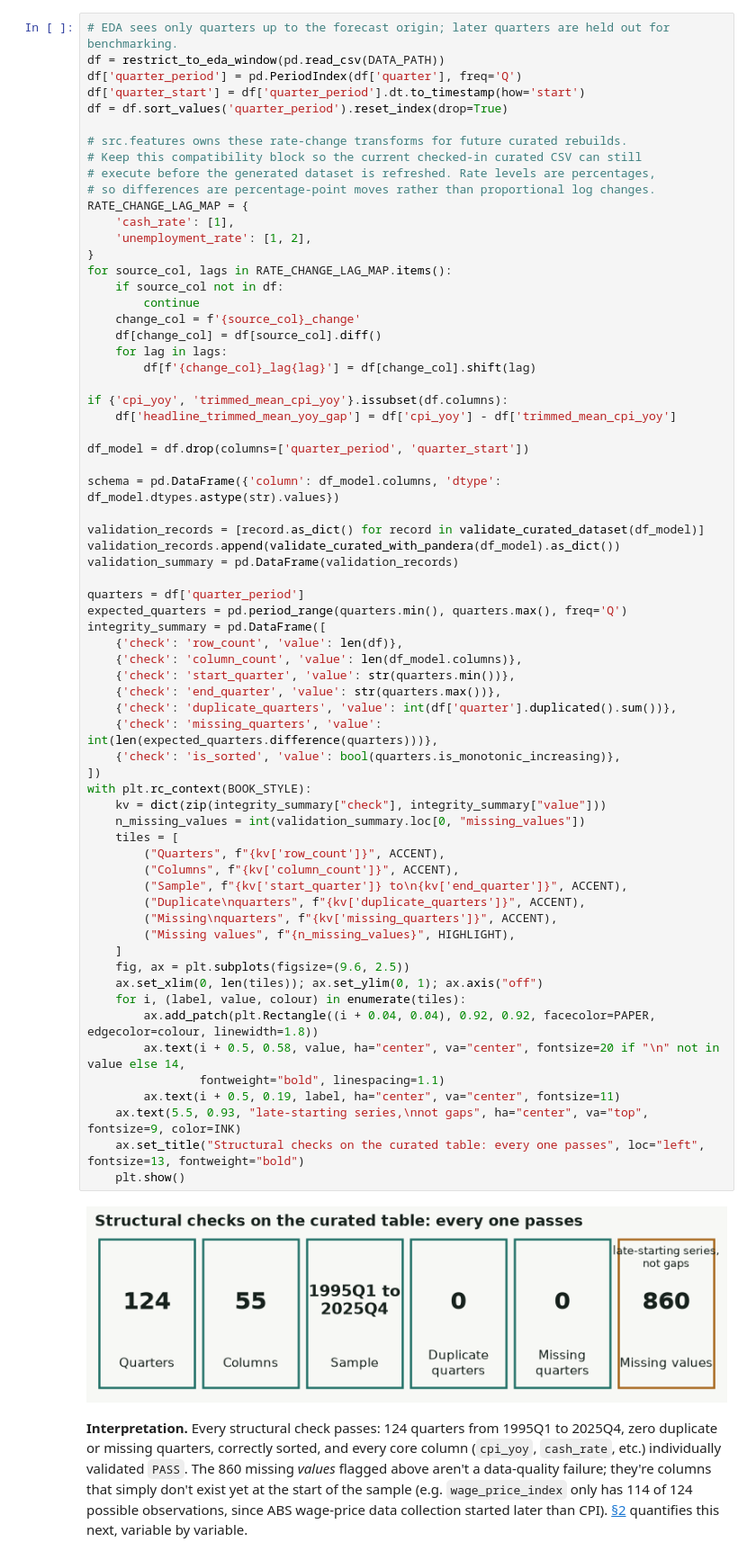
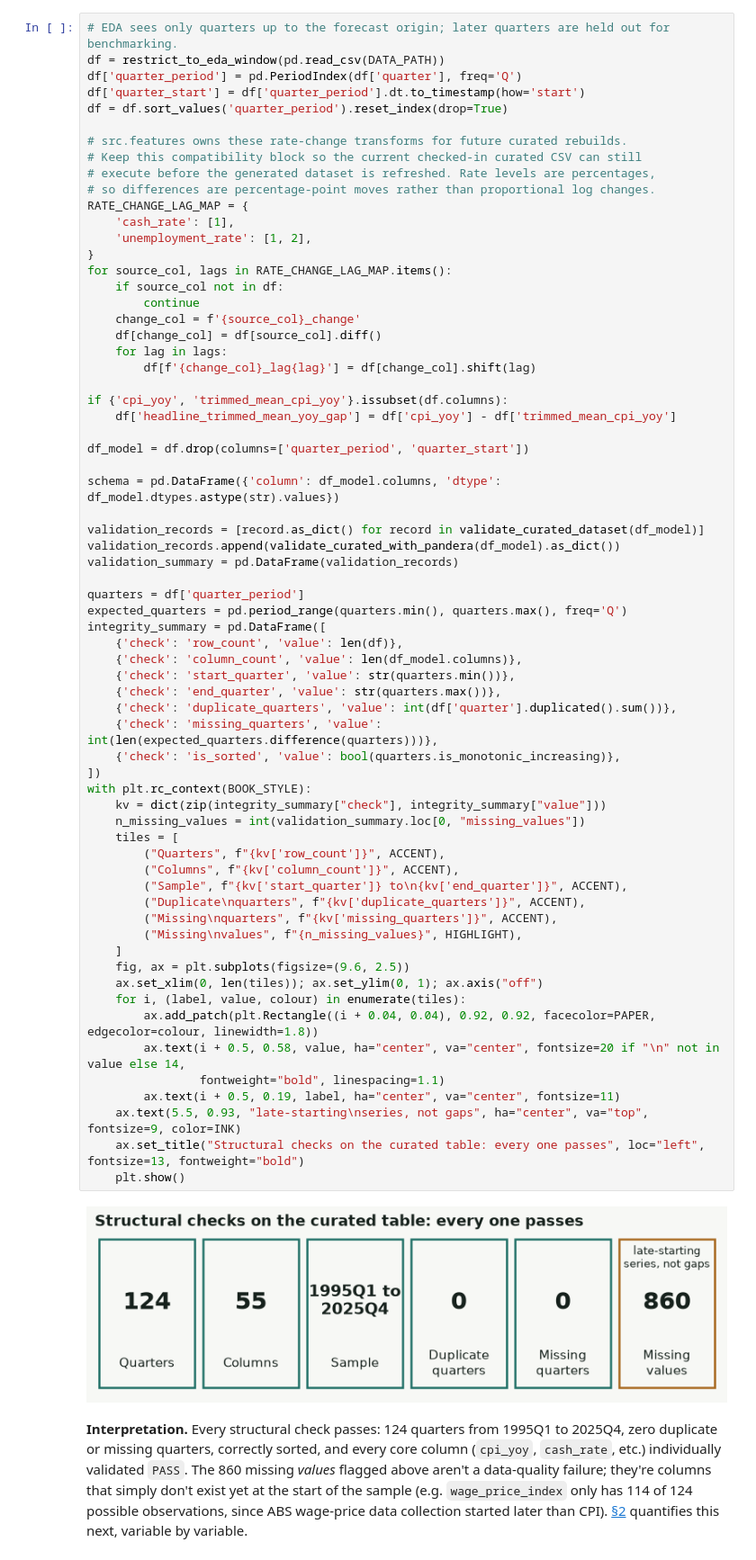
Before and after one commit to JuanVu1810/Australian-CPI-Forecast, a Jupyter notebook: book/australian_cpi_forecasting/appendix_eda/01_data_integrity.ipynb, the cells around one changed output. Shown at 90% size. Cells and saved outputs as stored; diff of their text form.

Commit message:
Fit the 'late-starting series' note and label inside the missing-values tile

```diff
--- a/book/australian_cpi_forecasting/appendix_eda/01_data_integrity.ipynb
+++ b/book/australian_cpi_forecasting/appendix_eda/01_data_integrity.ipynb
@@ -40,36 +40,36 @@ quarters = df['quarter_period']
 expected_quarters = pd.period_range(quarters.min(), quarters.max(), freq='Q')
 integrity_summary = pd.DataFrame([
     {'check': 'row_count', 'value': len(df)},
     {'check': 'column_count', 'value': len(df_model.columns)},
     {'check': 'start_quarter', 'value': str(quarters.min())},
     {'check': 'end_quarter', 'value': str(quarters.max())},
     {'check': 'duplicate_quarters', 'value': int(df['quarter'].duplicated().sum())},
     {'check': 'missing_quarters', 'value': int(len(expected_quarters.difference(quarters)))},
     {'check': 'is_sorted', 'value': bool(quarters.is_monotonic_increasing)},
 ])
 with plt.rc_context(BOOK_STYLE):
     kv = dict(zip(integrity_summary["check"], integrity_summary["value"]))
     n_missing_values = int(validation_summary.loc[0, "missing_values"])
     tiles = [
         ("Quarters", f"{kv['row_count']}", ACCENT),
         ("Columns", f"{kv['column_count']}", ACCENT),
         ("Sample", f"{kv['start_quarter']} to\n{kv['end_quarter']}", ACCENT),
         ("Duplicate\nquarters", f"{kv['duplicate_quarters']}", ACCENT),
         ("Missing\nquarters", f"{kv['missing_quarters']}", ACCENT),
-        ("Missing values", f"{n_missing_values}", HIGHLIGHT),
+        ("Missing\nvalues", f"{n_missing_values}", HIGHLIGHT),
     ]
     fig, ax = plt.subplots(figsize=(9.6, 2.5))
     ax.set_xlim(0, len(tiles)); ax.set_ylim(0, 1); ax.axis("off")
     for i, (label, value, colour) in enumerate(tiles):
         ax.add_patch(plt.Rectangle((i + 0.04, 0.04), 0.92, 0.92, facecolor=PAPER, edgecolor=colour, linewidth=1.8))
         ax.text(i + 0.5, 0.58, value, ha="center", va="center", fontsize=20 if "\n" not in value else 14,
                 fontweight="bold", linespacing=1.1)
         ax.text(i + 0.5, 0.19, label, ha="center", va="center", fontsize=11)
-    ax.text(5.5, 0.93, "late-starting series,\nnot gaps", ha="center", va="top", fontsize=9, color=INK)
+    ax.text(5.5, 0.93, "late-starting\nseries, not gaps", ha="center", va="top", fontsize=9, color=INK)
     ax.set_title("Structural checks on the curated table: every one passes", loc="left", fontsize=13, fontweight="bold")
     plt.show()
 # %% [output]
-[figure, old version]
+[figure, new version]
 # %% [markdown]
 **Interpretation.** Every structural check passes: 124 quarters from 1995Q1 to 2025Q4,
 zero duplicate or missing quarters, correctly sorted, and every core column (`cpi_yoy`,
```
